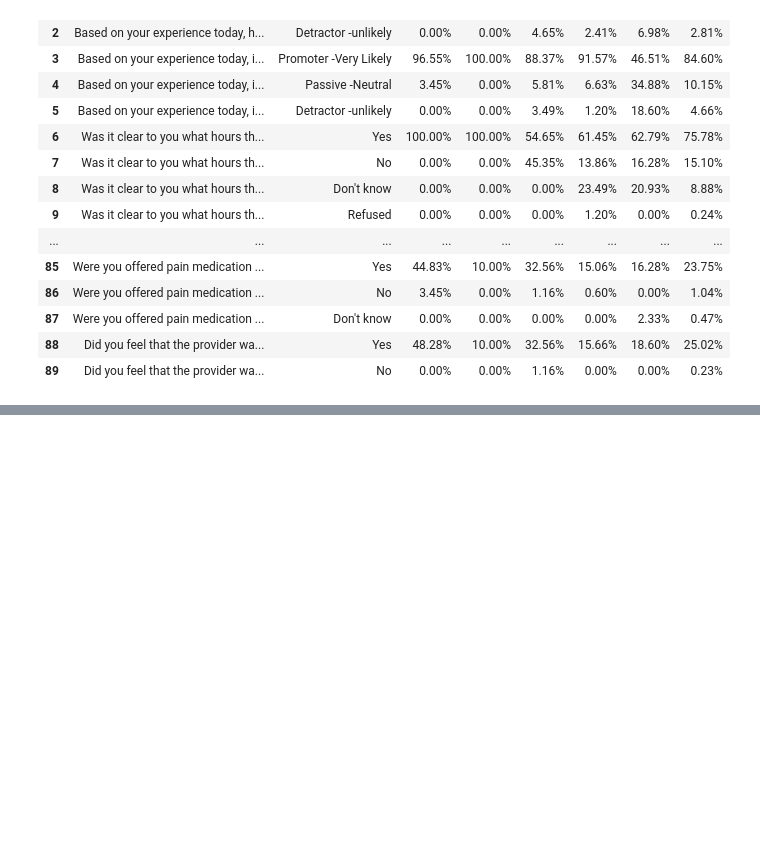
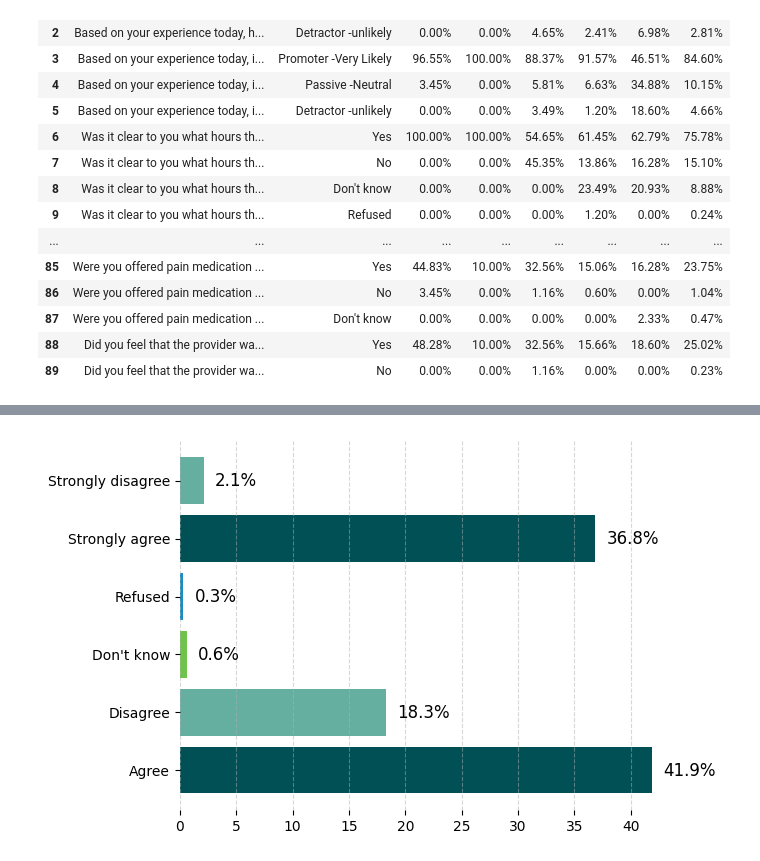
Before and after one commit to Mirwais-Farahi/MSIHealthServiceAnalytics, a Jupyter notebook: notebooks/03_Descriptive_Analysis.ipynb, the cells around one changed output, grey strips where cells are left out. Drawn from its saved outputs; the diff is of its cells as text; code cells hidden in the pictures; blank space fills up the shorter version.

```diff
--- a/notebooks/03_Descriptive_Analysis.ipynb
+++ b/notebooks/03_Descriptive_Analysis.ipynb
@@ -1230,0 +1245,15 @@ files.download(file_path)
+# %%
+# I had enough privacy during my visit today
+
+# Calculate total number of responses
+total_responses = original_data.shape[0]
+
+# Group by 'PRIV' and calculate percentage
+enough_privacy = original_data.groupby('PRIV').size().reset_index(name='Count')
+enough_privacy['Percentage'] = (enough_privacy['Count'] / total_responses) * 100
+
+# Rename columns for clarity
+enough_privacy = enough_privacy.rename(columns={'Percentage': '% of beneficiaries had enough privacy during their visit'})
+
+# Display result
+enough_privacy
@@ -1230,0 +1268,21 @@ files.download(file_path)
+# %%
+ax = plt.barh(enough_privacy['PRIV'], enough_privacy['% of beneficiaries had enough privacy during their visit'], color=colors)
+
+# Remove border (spines) around the plot
+for spine in plt.gca().spines.values():
+    spine.set_visible(False)
+
+# Add percentage labels on bars
+for bar in ax:
+    width = bar.get_width()
+    plt.text(width + 1, bar.get_y() + bar.get_height()/2, f"{width:.1f}%",
+             ha='left', va='center', fontsize=12, color='black')
+
+# Formatting
+#plt.title("Beneficiaries' Perception of Privacy During Visit")
+plt.grid(axis='x', linestyle='--', alpha=0.5)
+
+# Show plot
+plt.show()
+# %% [output]
+[figure, added]
```
Also changed, not shown: parts of 24 cells of this notebook.
